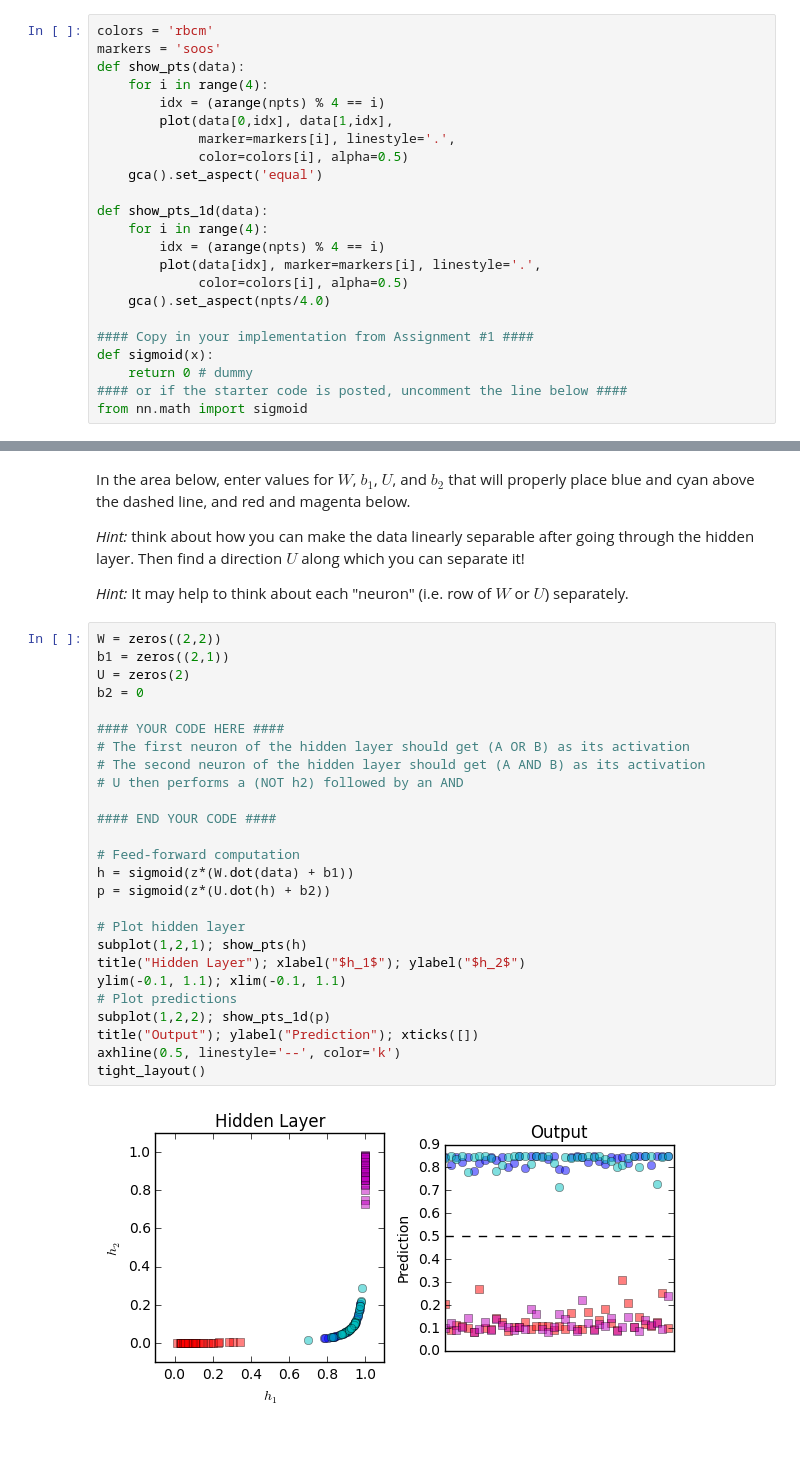
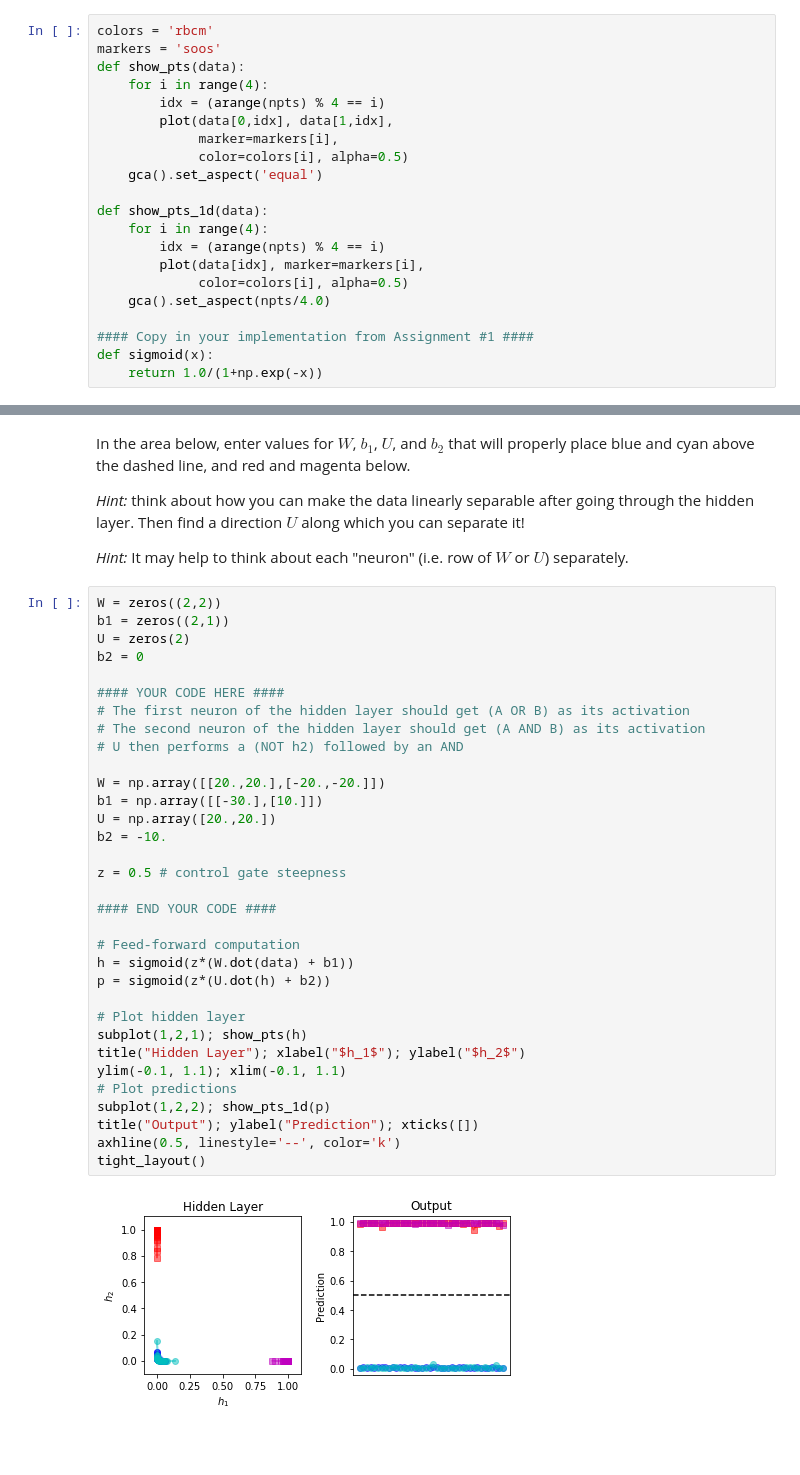
Before and after one commit to aerinkim/CS224d, a Jupyter notebook: assignment2_2016/part0-XOR-2015.ipynb, the cells around one changed output, grey strips where cells are left out. Cells and saved outputs as stored; diff of their text form.

```diff
--- a/assignment2_2016/part0-XOR-2015.ipynb
+++ b/assignment2_2016/part0-XOR-2015.ipynb
@@ -20,22 +20,20 @@ def show_pts(data):
     for i in range(4):
         idx = (arange(npts) % 4 == i)
         plot(data[0,idx], data[1,idx],
-             marker=markers[i], linestyle='.',
+             marker=markers[i],
              color=colors[i], alpha=0.5)
     gca().set_aspect('equal')
 
 def show_pts_1d(data):
     for i in range(4):
         idx = (arange(npts) % 4 == i)
-        plot(data[idx], marker=markers[i], linestyle='.',
+        plot(data[idx], marker=markers[i],
              color=colors[i], alpha=0.5)
     gca().set_aspect(npts/4.0)
 
 #### Copy in your implementation from Assignment #1 ####
 def sigmoid(x):
-    return 0 # dummy
-#### or if the starter code is posted, uncomment the line below ####
-from nn.math import sigmoid
+    return 1.0/(1+np.exp(-x))
 # %%
 npts = 4 * 40; random.seed(10)
 x = random.randn(npts)*0.1 + array([i & 1 for i in range(npts)])
@@ -72,30 +85,37 @@ In the area below, enter values for $W$, $b_1$, $U$, and $b_2$ that will properl
 # %%
 W = zeros((2,2))
 b1 = zeros((2,1))
 U = zeros(2)
 b2 = 0
 
 #### YOUR CODE HERE ####
 # The first neuron of the hidden layer should get (A OR B) as its activation
 # The second neuron of the hidden layer should get (A AND B) as its activation
 # U then performs a (NOT h2) followed by an AND
+
+W = np.array([[20.,20.],[-20.,-20.]])
+b1 = np.array([[-30.],[10.]])
+U = np.array([20.,20.])
+b2 = -10.
+
+z = 0.5 # control gate steepness
 
 #### END YOUR CODE ####
 
 # Feed-forward computation
 h = sigmoid(z*(W.dot(data) + b1))
 p = sigmoid(z*(U.dot(h) + b2))
 
 # Plot hidden layer
 subplot(1,2,1); show_pts(h)
 title("Hidden Layer"); xlabel("$h_1$"); ylabel("$h_2$")
 ylim(-0.1, 1.1); xlim(-0.1, 1.1)
 # Plot predictions
 subplot(1,2,2); show_pts_1d(p)
 title("Output"); ylabel("Prediction"); xticks([])
 axhline(0.5, linestyle='--', color='k')
 tight_layout()
 # %% [output]
-[figure, old version]
+[figure, new version]
 # %% [markdown]
 #
```
Also changed, not shown: parts of 3 cells of this notebook, 4 other files.
